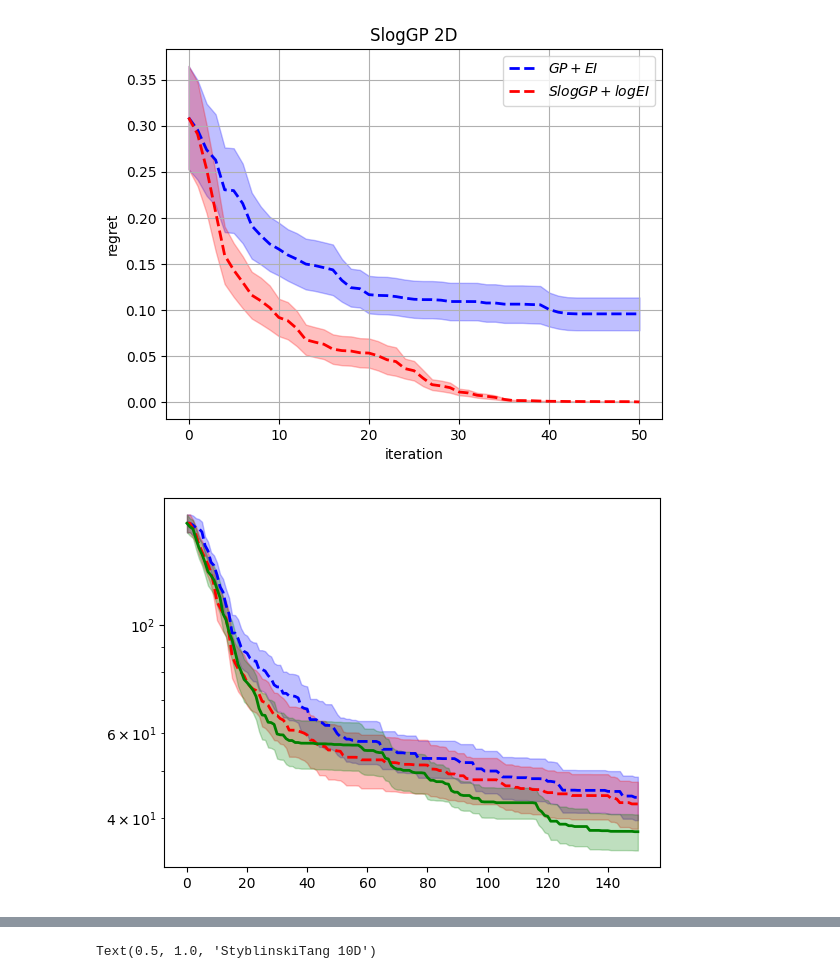
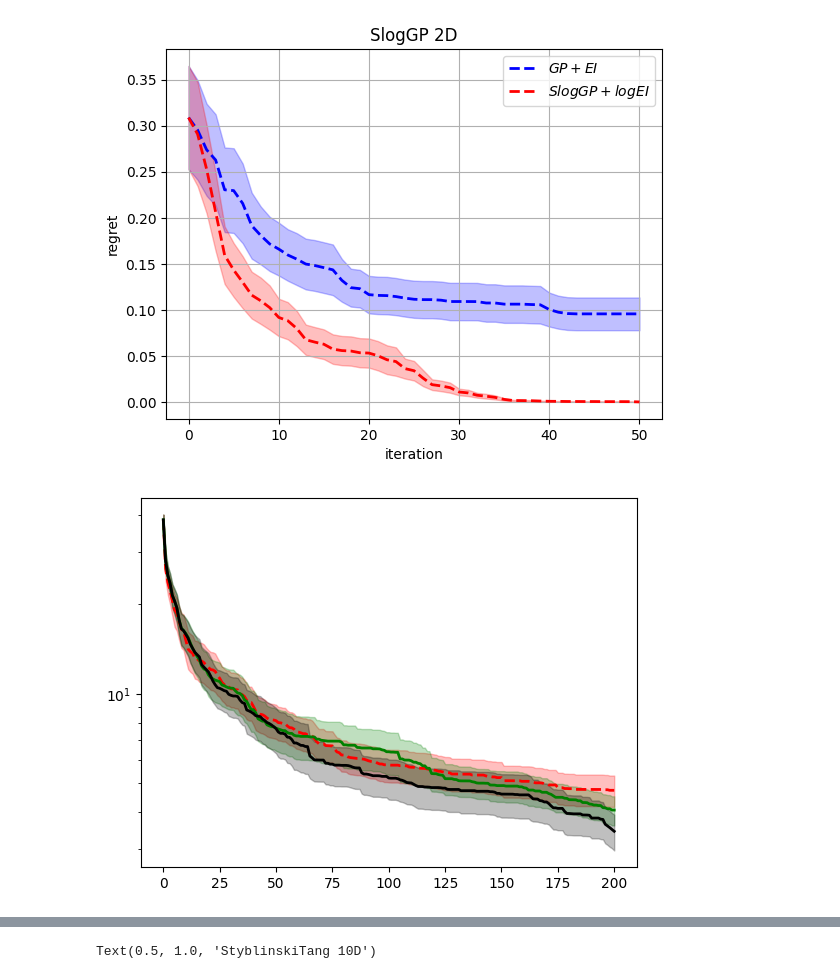
Before and after one commit to HanyangHenry-Wang/SLogGP_KnownBoundary, a Jupyter notebook: plot.ipynb, the cells around one changed output, grey strips where cells are left out. Cells and saved outputs as stored; diff of their text form; code cells hidden in the pictures.

```diff
--- a/plot.ipynb
+++ b/plot.ipynb
@@ -76,17 +103,20 @@ plt.savefig('plots/SlogGP5.png')
 # %% [output]
 [figure]
 # %%
-BO_EI = np.genfromtxt(os.path.join(os.getcwd(),'final_res/StyblinskiTang10D_GP+EI'), delimiter=',')
-SLogGP_logEI = np.genfromtxt(os.path.join(os.getcwd(),'final_res/StyblinskiTang10D_SLogGP+logEI'), delimiter=',')
-SLogGP_boundary_logEI = np.genfromtxt(os.path.join(os.getcwd(),'final_res/StyblinskiTang10D_SLogGP(boundary)+logEI'), delimiter=',')
+BO_EI = np.genfromtxt(os.path.join(os.getcwd(),'final_res/Levy10D_GP+EI'), delimiter=',')
+SLogGP_logEI = np.genfromtxt(os.path.join(os.getcwd(),'final_res/Levy10D_SLogGP+logEI'), delimiter=',')
+SLogGP_boundary_logEI = np.genfromtxt(os.path.join(os.getcwd(),'final_res/Levy10D_SLogGP(boundary)+logEI'), delimiter=',')
+SLogGP_boundary_logTEI = np.genfromtxt(os.path.join(os.getcwd(),'final_res/Levy10D_SLogGP(boundary)+logTEI'), delimiter=',')
 
 
-fstar = -10*39.166166
+fstar = 0.
 
-log_RegretMean_plot(BO_EI,fstar=fstar,label='$GP+EI$',color='blue',linestyle='dashed',error_bound=True)
+#log_RegretMean_plot(BO_EI,fstar=fstar,label='$GP+EI$',color='blue',linestyle='dashed',error_bound=True)
 log_RegretMean_plot(SLogGP_logEI,fstar=fstar,label='$SlogGP+logEI$',color='red',linestyle='dashed',error_bound=True)
 log_RegretMean_plot(SLogGP_boundary_logEI,fstar=fstar,label='$SlogGP^b+logEI$',color='green',linestyle='-',error_bound=True)
+log_RegretMean_plot(SLogGP_boundary_logTEI,fstar=fstar,label='$SlogGP^b+logTEI$',color='black',linestyle='-',error_bound=True)
+
 
 plt.yscale("log")
 # %% [output]
-[figure, old version]
+[figure, new version]
```
Also changed, not shown: parts of 23 cells of this notebook, 46 other files.
